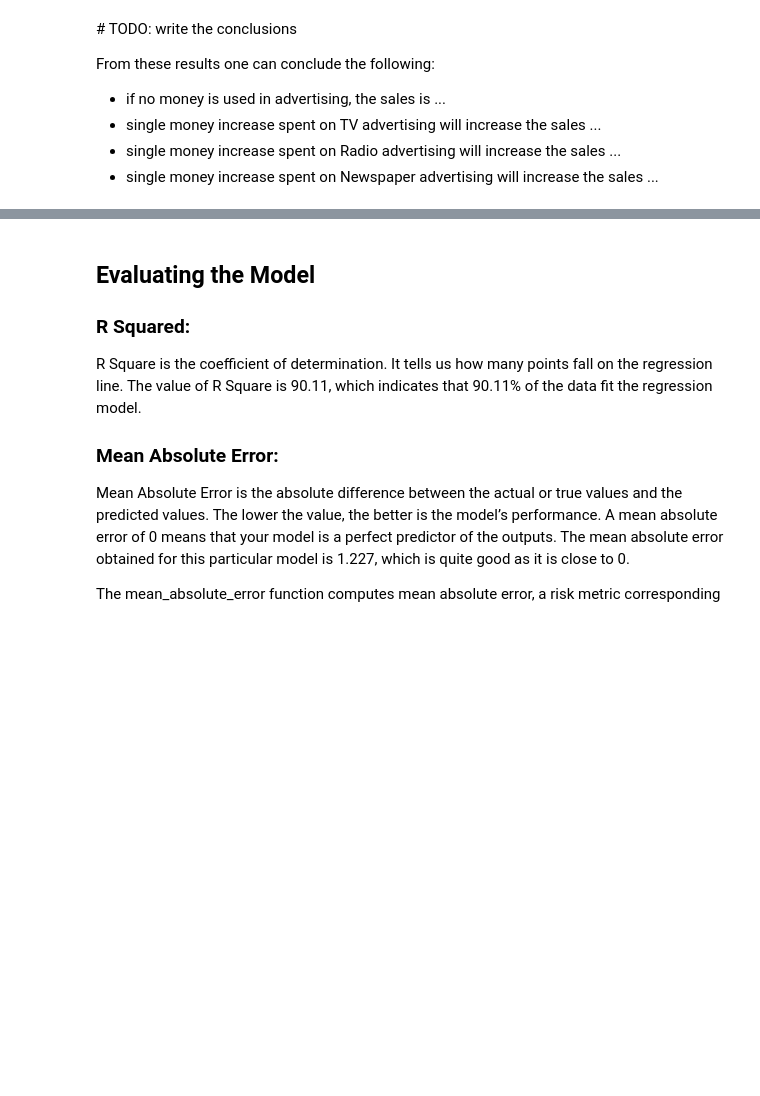
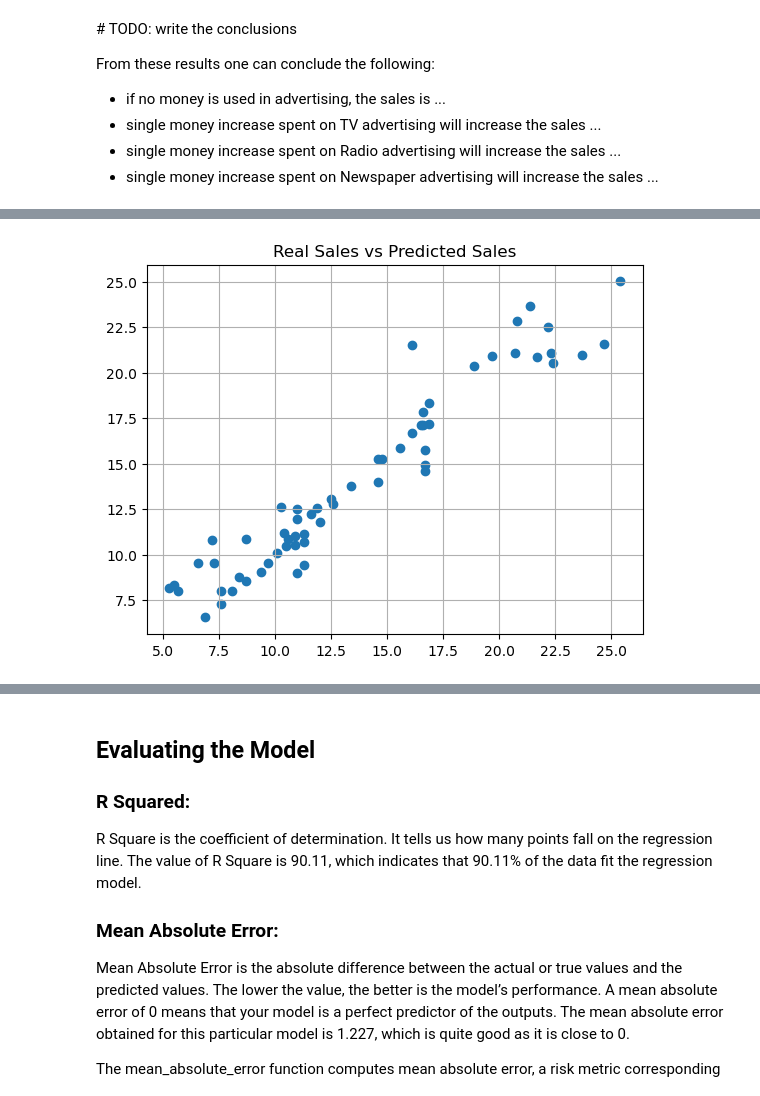
Before and after one commit to lohikrme/IntroToMachineLearning, a Jupyter notebook: Python-projects/week6 - multi linear regressions/MLR-Advertising-student.ipynb, the cells around one changed output, grey strips where cells are left out. Drawn from its saved outputs; the diff is of its cells as text; code cells hidden in the pictures; blank space fills up the shorter version.

```diff
--- a/Python-projects/week6 - multi linear regressions/MLR-Advertising-student.ipynb
+++ b/Python-projects/week6 - multi linear regressions/MLR-Advertising-student.ipynb
@@ -89,8 +91,13 @@ print(y)
 # (pass an int for reproducible output across multiple function calls)
 # TODO: Split the dataset into train (X_train, y_train) and test sets (X_test, y_test) use 70/30 ratio
 
-X_train, X_test, y_train, y_test = sklearn.model_selection.train_test_split(
-    X, y, test_size = 0.3, random_state = 0
+X_train, X_test, y_train, y_test = train_test_split(
+    X, y, test_size = 0.3, random_state = 42
 )
 
-print(f"len of X_train: {len(X_train)}")
+print(f"len of X_train: {X_train.shape}")
+print(f"len of X_test: {X_test.shape}")
+print(f"len of y_train: {y_train.shape}")
+print(f"len of y_test: {y_test.shape}")
+
+print(X_train.head()); print()
@@ -105,0 +139,9 @@ X_test.iloc[:10]
+# %%
+# Fitting the Linear Regression model
+# TODO: build LinearRegression model using train data
+lm = LinearRegression()
+lm.fit(X_train, y_train)
+
+print(lm.coef_)
+print(f"tv coef: {lm.coef_[0,0]}, radio coef: {lm.coef_[0,1]}, newspaper coef: {lm.coef_[0,2]}")
+print(f"interception: {lm.intercept_}")
@@ -115,4 +161,7 @@ From these results one can conclude the following:
 # Prediction of test set
 # TODO: use test set to predict the sales, print the predicted values
 
+y_pred = lm.predict(X_test)
+
 # print predicted values
+print(y_pred)
@@ -122,3 +209,9 @@ From these results one can conclude the following:
 # %%
 # visualize the results
-# TODO: Use scatter plot ot visualize the test and predicted values
+# TODO: Use scatter plot to visualize the test and predicted values
+plt.scatter(x = y_test, y = y_pred)
+plt.grid()
+plt.title("Real Sales vs Predicted Sales")
+plt.show()
+# %% [output]
+[figure, added]
```
Also changed, not shown: parts of 13 cells of this notebook, 6 other files.
